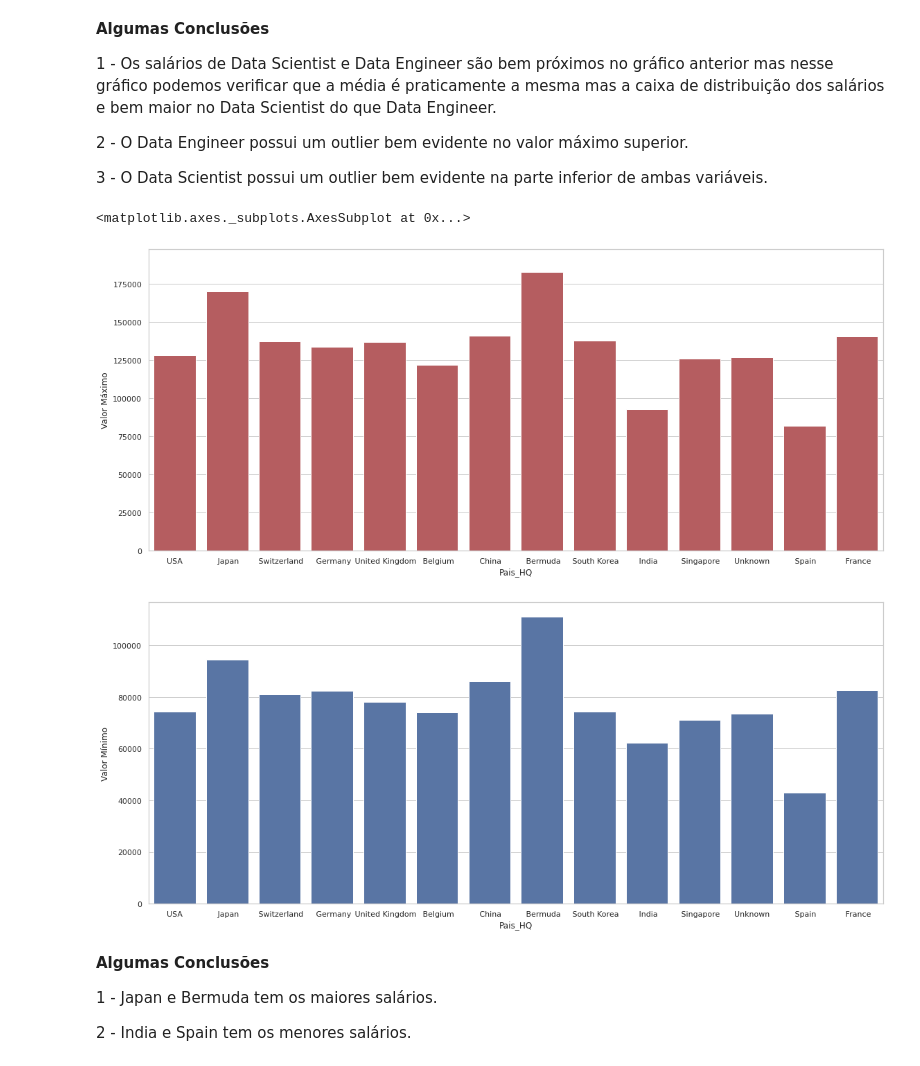
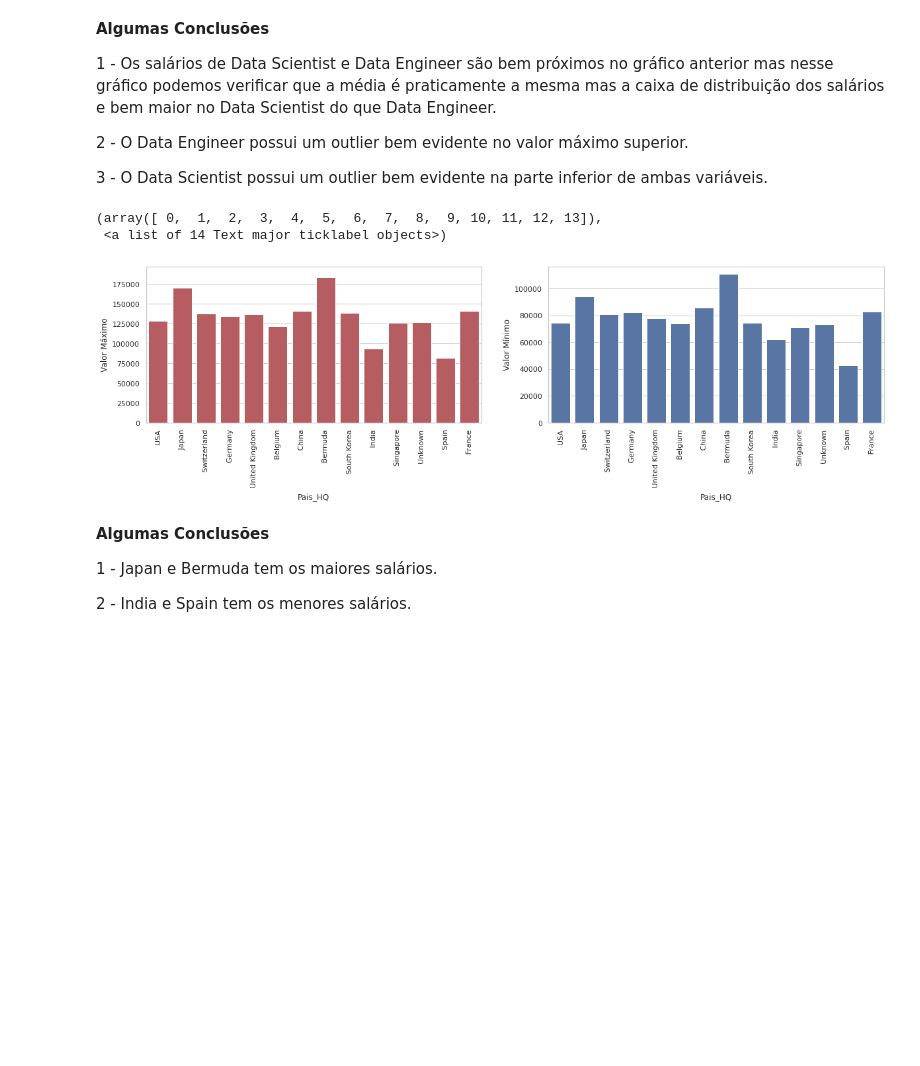
Before and after one commit to JoaoDaross/ProjetoFinalAwari, a Jupyter notebook: ProjetoFinalAwari.ipynb, the cells around one changed output. Drawn from its saved outputs; the diff is of its cells as text; code cells hidden in the pictures; blank space fills up the shorter version.

```diff
--- a/ProjetoFinalAwari.ipynb
+++ b/ProjetoFinalAwari.ipynb
@@ -516,26 +528,29 @@ Text(0.5, 1.0, 'Boxplot do Salário Mínimo pela Função')
 3 - O Data Scientist possui um outlier bem evidente na parte inferior de ambas variáveis.
 # %%
 # Criando gráfico
-plt.figure(figsize=(19, 8))
-sns.barplot(x="Pais_HQ",
+plt.figure(figsize=(20, 20))
+plt.subplot(4, 2, 1)
+ax = sns.barplot(x="Pais_HQ",
             y="Valor Máximo",
             data=df,
             color= cor_valor_maximo,
             errwidth=False)
+plt.xticks(rotation=90)
 
 ##############
 
 # Criando gráfico
-plt.figure(figsize=(19, 8))
+plt.subplot(4, 2, 2)
 sns.barplot(x="Pais_HQ",
             y="Valor Mínimo",
             data=df,
             color= cor_valor_minimo,
             errwidth=False)
+plt.xticks(rotation=90)
 # %% [output]
-<matplotlib.axes._subplots.AxesSubplot at 0x...>
+(array([ 0,  1,  2,  3,  4,  5,  6,  7,  8,  9, 10, 11, 12, 13]),
+ <a list of 14 Text major ticklabel objects>)
-[figure, old version]
+[figure, new version]
-[figure, removed]
 # %% [markdown]
 **Algumas Conclusões**
 
```
Also changed, not shown: parts of 5 cells of this notebook.
